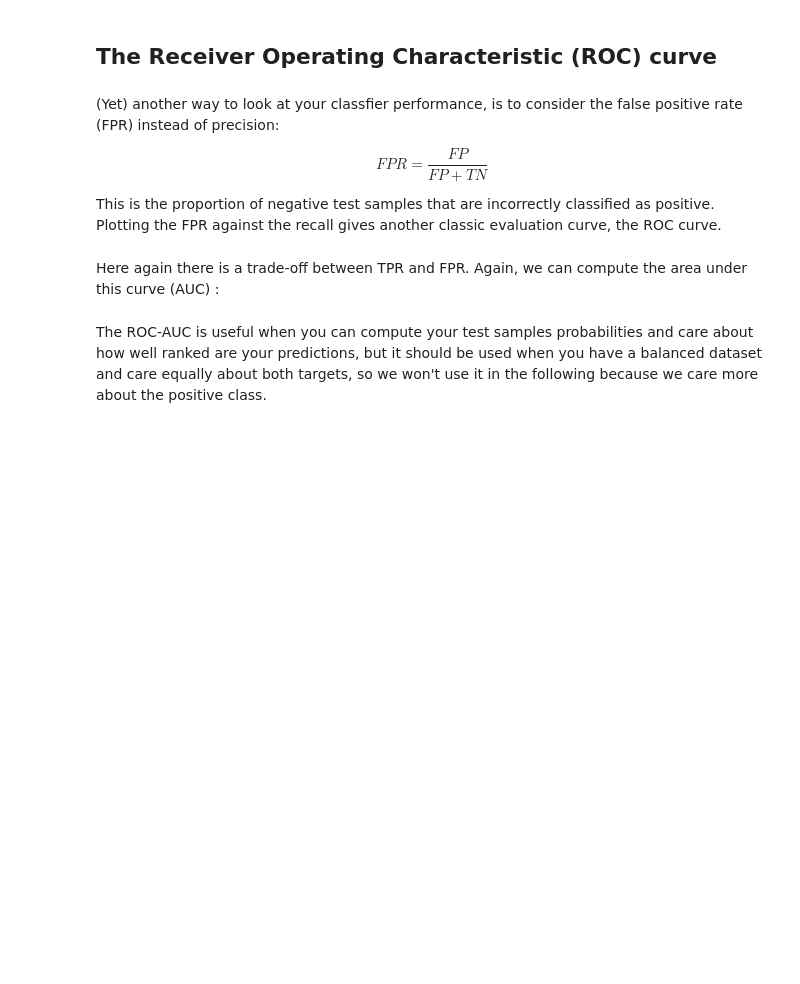
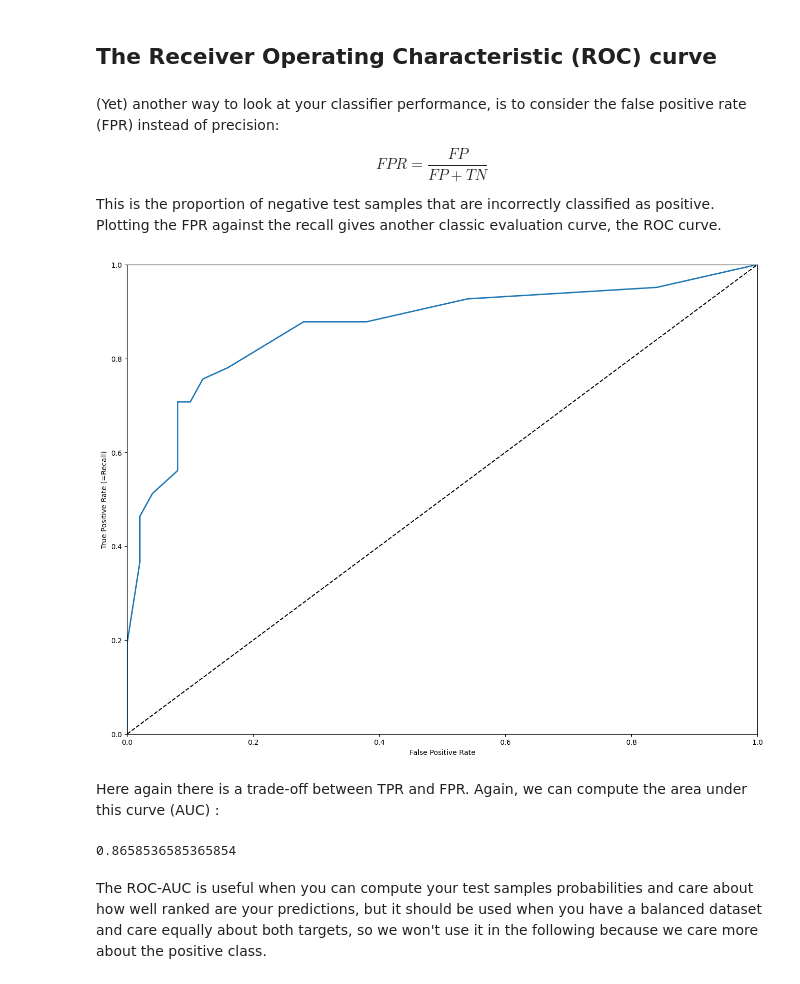
Before and after one commit to ThibaultLaunois/CampNum-12_ML2_Classification_and_Clustering, a Jupyter notebook: ML2.1_classification_intro/notebooks/Machine_Learning_2.1_Classification.ipynb, the cells around one changed output. Drawn from its saved outputs; the diff is of its cells as text; code cells hidden in the pictures; blank space fills up the shorter version.

```diff
--- a/ML2.1_classification_intro/notebooks/Machine_Learning_2.1_Classification.ipynb
+++ b/ML2.1_classification_intro/notebooks/Machine_Learning_2.1_Classification.ipynb
@@ -409,7 +409,7 @@ b) How many patient were incorrectly diagnosed as being Healthy (false negatives
 # %% [markdown]
 ## The Receiver Operating Characteristic (ROC) curve
 # %% [markdown]
-(Yet) another way to look at your classfier performance, is to consider the false positive rate (FPR) instead of precision:
+(Yet) another way to look at your classifier performance, is to consider the false positive rate (FPR) instead of precision:
 
 
 $$FPR= \frac{FP}{FP + TN}$$
@@ -418,20 +418,27 @@ This is the proportion of negative test samples that are incorrectly classified
 # %%
 #The ROC curve
 from sklearn.metrics import roc_curve
 
 def plot_roc_curve(fpr, tpr, label=None):
     plt.plot(fpr, tpr, linewidth=2, label=label)
     plt.plot([0, 1], [0, 1], 'k--')
     plt.axis([0, 1, 0, 1])
     plt.xlabel('False Positive Rate')
     plt.ylabel('True Positive Rate (=Recall)')
 
 #TOFILL
+fpr, tpr, thresholds = roc_curve(y_test, y_test_proba)
+plot_roc_curve(fpr, tpr)
+# %% [output]
+[figure, added]
 # %% [markdown]
 Here again there is a trade-off between TPR and FPR. Again, we can compute the area under this curve (AUC) :
 # %%
 from sklearn.metrics import roc_auc_score
 #TOFILL
+roc_auc_score(y_test, y_test_proba)
+# %% [output]
+0.8658536585365854
 # %% [markdown]
 The ROC-AUC is useful when you can compute your test samples probabilities and care about how well ranked are your predictions, but it should be used when you have a balanced dataset and care equally about both targets, so we won't use it in the following because we care more about the positive class.
 # %% [markdown]
```
Also changed, not shown: 1 other file.
